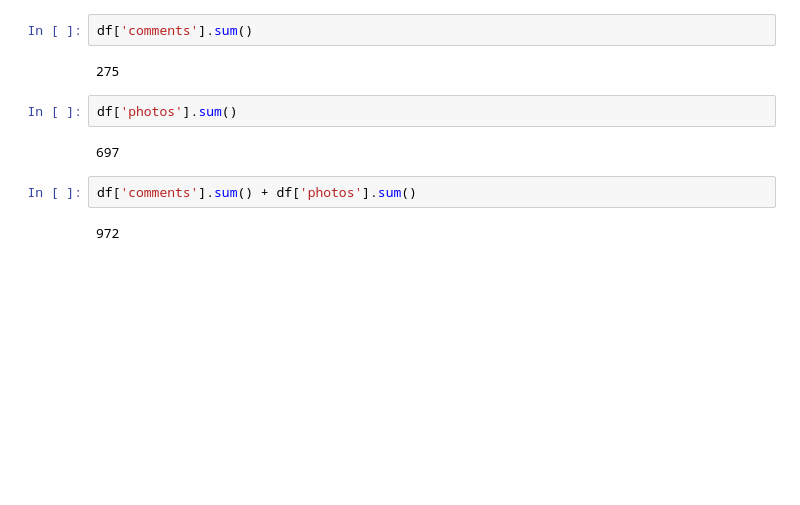
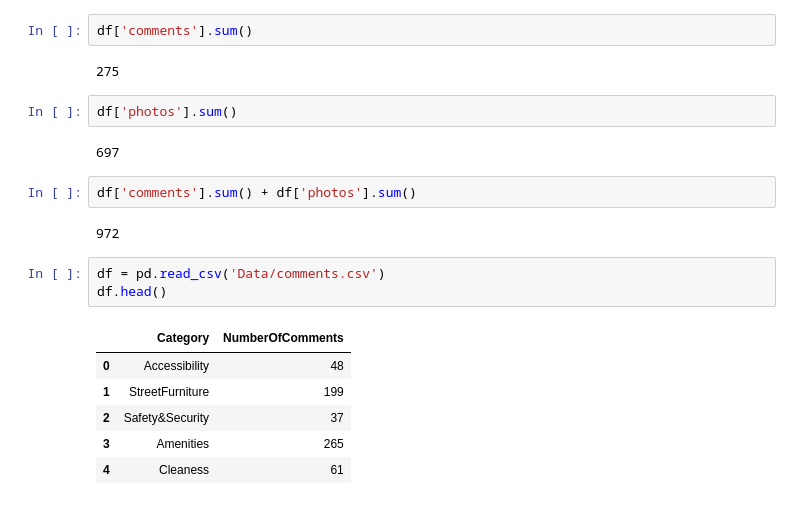
Before and after one commit to mingyuzhuu/DEPcoMapping, a Jupyter notebook: DEPcoMapping.ipynb, the cells around one changed output. Saved outputs shown, nothing was run; the diff lists cells and outputs as text; blank space fills up the shorter version.

```diff
--- a/DEPcoMapping.ipynb
+++ b/DEPcoMapping.ipynb
@@ -43,3 +44,13 @@ df['photos'].sum()
 df['comments'].sum() + df['photos'].sum()
 # %% [output]
 972
+# %%
+df = pd.read_csv('Data/comments.csv')
+df.head()
+# %% [output]
+|  | Category | NumberOfComments |
+| 0 | Accessibility | 48 |
+| 1 | StreetFurniture | 199 |
+| 2 | Safety&Security | 37 |
+| 3 | Amenities | 265 |
+| 4 | Cleaness | 61 |
```
Also changed, not shown: parts of 3 cells of this notebook, 2 other files.
